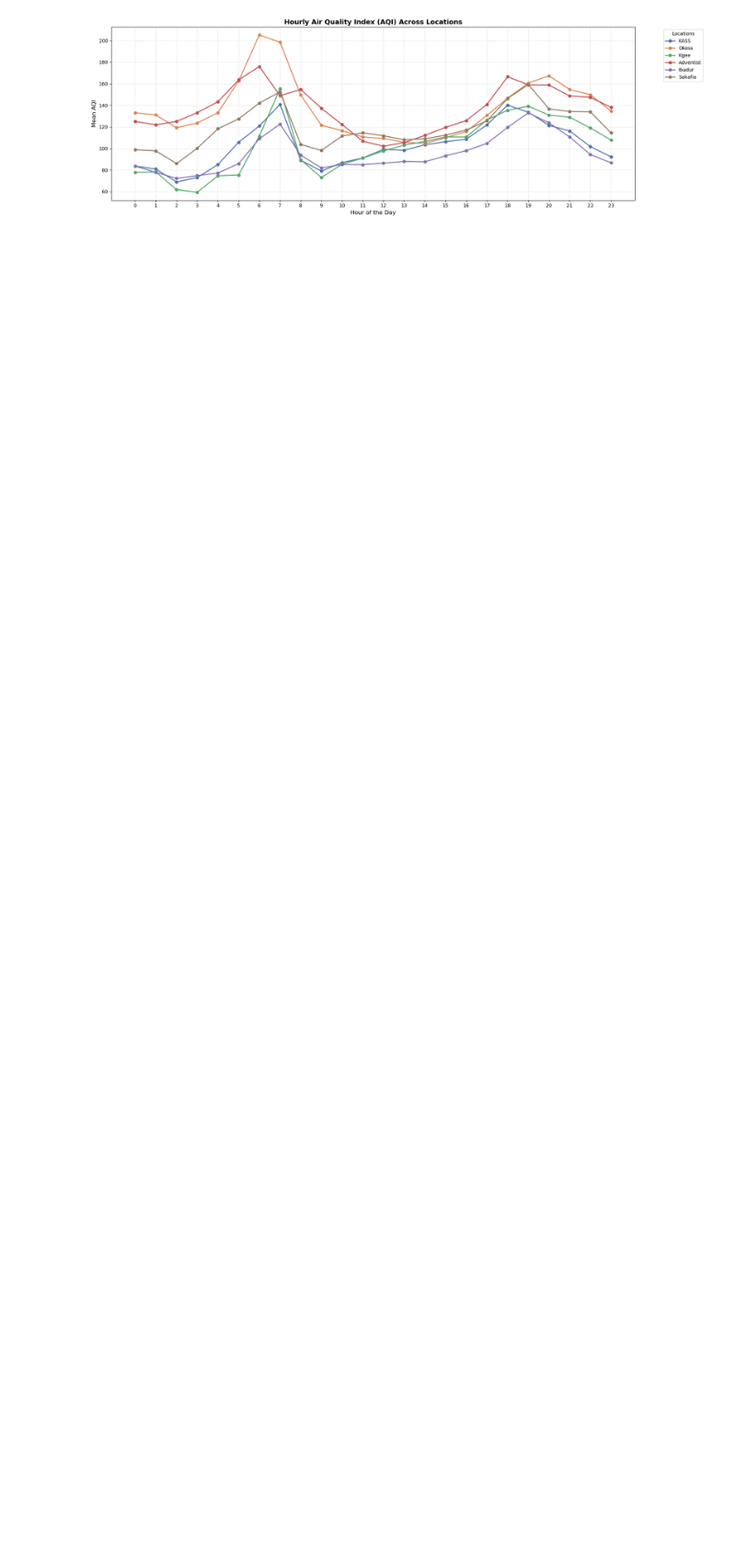
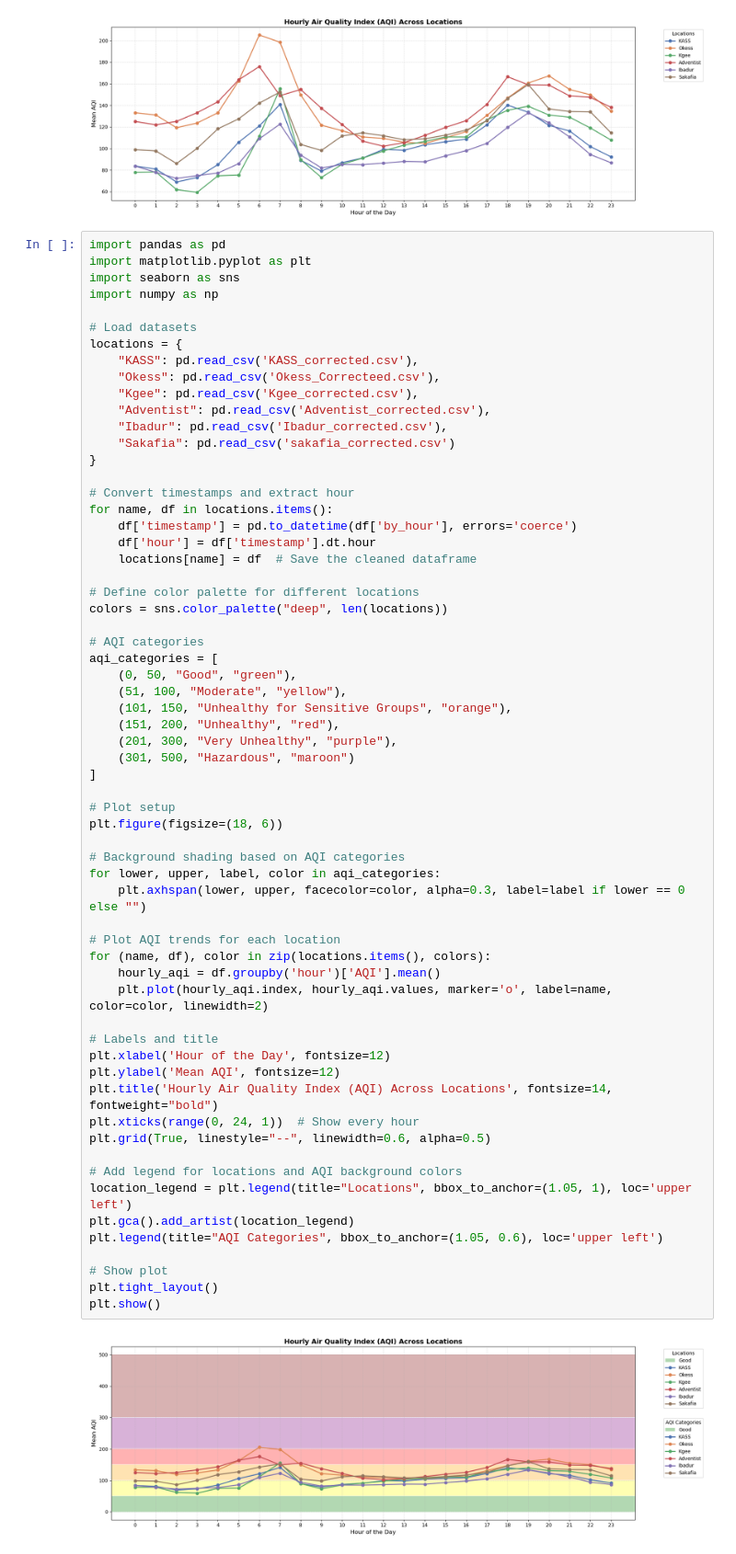
Before and after one commit to damponsah20/AIR-QUALITY-MONITORING-AND-MODELLING, a Jupyter notebook: AQI.ipynb, the cells around one changed output. Shown at 92% size. Saved outputs shown, nothing was run; the diff lists cells and outputs as text; blank space fills up the shorter version.

```diff
--- a/AQI.ipynb
+++ b/AQI.ipynb
@@ -624,6 +624,70 @@ plt.tight_layout()
 plt.show()
 # %% [output]
 [figure]
+# %%
+import pandas as pd
+import matplotlib.pyplot as plt
+import seaborn as sns
+import numpy as np
+
+# Load datasets
+locations = {
+    "KASS": pd.read_csv('KASS_corrected.csv'),
+    "Okess": pd.read_csv('Okess_Correcteed.csv'),
+    "Kgee": pd.read_csv('Kgee_corrected.csv'),
+    "Adventist": pd.read_csv('Adventist_corrected.csv'),
+    "Ibadur": pd.read_csv('Ibadur_corrected.csv'),
+    "Sakafia": pd.read_csv('sakafia_corrected.csv')
+}
+
+# Convert timestamps and extract hour
+for name, df in locations.items():
+    df['timestamp'] = pd.to_datetime(df['by_hour'], errors='coerce')
+    df['hour'] = df['timestamp'].dt.hour
+    locations[name] = df  # Save the cleaned dataframe
+
+# Define color palette for different locations
+colors = sns.color_palette("deep", len(locations))
+
+# AQI categories
+aqi_categories = [
+    (0, 50, "Good", "green"),
+    (51, 100, "Moderate", "yellow"),
+    (101, 150, "Unhealthy for Sensitive Groups", "orange"),
+    (151, 200, "Unhealthy", "red"),
+    (201, 300, "Very Unhealthy", "purple"),
+    (301, 500, "Hazardous", "maroon")
+]
+
+# Plot setup
+plt.figure(figsize=(18, 6))
+
+# Background shading based on AQI categories
+for lower, upper, label, color in aqi_categories:
+    plt.axhspan(lower, upper, facecolor=color, alpha=0.3, label=label if lower == 0 else "")
+
+# Plot AQI trends for each location
+for (name, df), color in zip(locations.items(), colors):
+    hourly_aqi = df.groupby('hour')['AQI'].mean()
+    plt.plot(hourly_aqi.index, hourly_aqi.values, marker='o', label=name, color=color, linewidth=2)
+
+# Labels and title
+plt.xlabel('Hour of the Day', fontsize=12)
+plt.ylabel('Mean AQI', fontsize=12)
+plt.title('Hourly Air Quality Index (AQI) Across Locations', fontsize=14, fontweight="bold")
+plt.xticks(range(0, 24, 1))  # Show every hour
+plt.grid(True, linestyle="--", linewidth=0.6, alpha=0.5)
+
+# Add legend for locations and AQI background colors
+location_legend = plt.legend(title="Locations", bbox_to_anchor=(1.05, 1), loc='upper left')
+plt.gca().add_artist(location_legend)
+plt.legend(title="AQI Categories", bbox_to_anchor=(1.05, 0.6), loc='upper left')
+
+# Show plot
+plt.tight_layout()
+plt.show()
+# %% [output]
+[figure, added]
 # %%
 import pandas as pd
 import matplotlib.pyplot as plt
```
Also changed, not shown: parts of 1 cell of this notebook.
